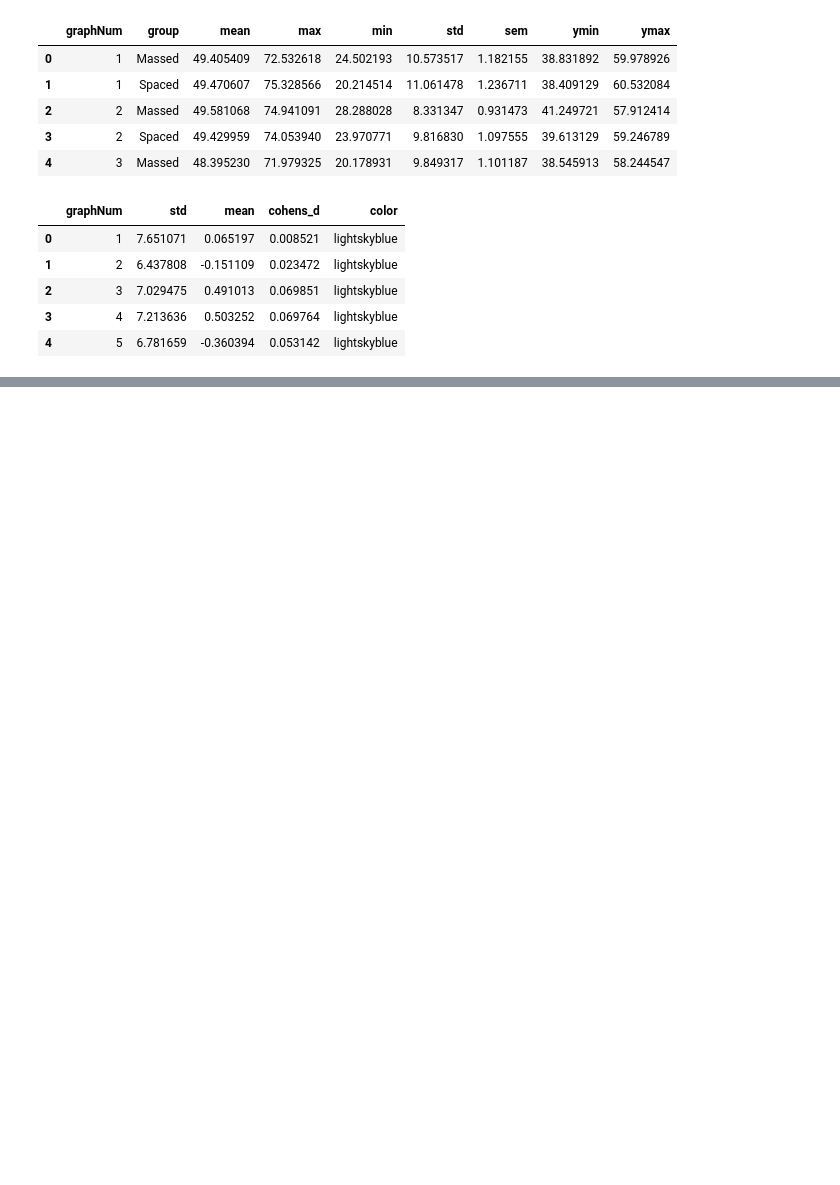
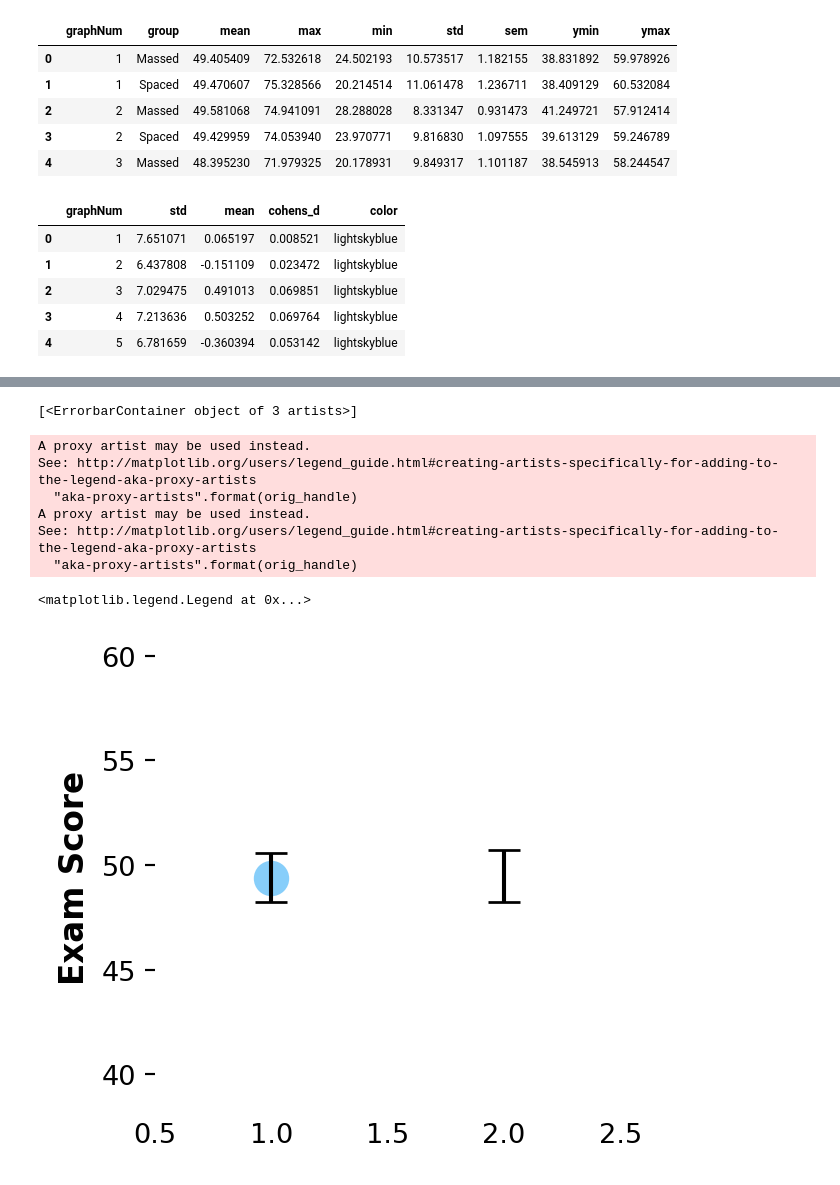
Before and after one commit to kbfreder/SYTYCG, a Jupyter notebook: SYTYCG-v2.ipynb, the cells around one changed output, grey strips where cells are left out. Saved outputs shown, nothing was run; the diff lists cells and outputs as text; code cells hidden in the pictures; blank space fills up the shorter version.

```diff
--- a/SYTYCG-v2.ipynb
+++ b/SYTYCG-v2.ipynb
@@ -185,0 +177,69 @@ plot_group_boxplot(35, 1)
+# %%
+plt.figure(figsize=(600/my_dpi, 600/my_dpi), dpi=my_dpi)
+n=1
+data_m = grp.loc[2*(n-1)]
+data_s = grp.loc[2*(n-1) + 1]
+graph_data = grp2[grp2['graphNum'] == n]
+cohens_d = graph_data['cohens_d'].values[0]
+color_m = graph_data['color'].values[0]
+filename = 'Instruction.jpg'
+
+plt.errorbar(x=1, y=data_m['mean'], yerr=data_m['sem'], fmt='ro', markersize=ms, mfc=color_m, mec=color_m,
+             capsize=cs, ecolor='black', barsabove=True)
+plt.errorbar(x=2, y=data_s['mean'], yerr=data_s['sem'], fmt='bo', markersize=0,
+             capsize=cs, ecolor='black', barsabove=True, label='Error bar')
+
+ax = plt.gca()
+
+ymin = np.mean([data_m['minus_1sd'], data_s['minus_1sd']])
+ymax = np.mean([data_m['plus_1sd'], data_s['plus_1sd']])
+plt.ylim(ymin, ymax)
+#     ylims = ax.get_ylim()
+#     print(ymin, ymax)
+if ymin % 5 < 1:
+    tick_start = (ymin // 5) * 5
+else:
+    tick_start = (ymin // 5 + 1) * 5
+
+if ymax % 5 > 4:
+    tick_end = ymax + 5
+else:
+    tick_end = ymax
+
+ax.yaxis.set_major_formatter(ticker.FormatStrFormatter('%.0f'))
+ax.yaxis.set_ticks(np.arange(tick_start, tick_end, 5))
+plt.yticks(fontsize=tick_fs)
+
+plt.xlim(0.5,2.5)
+# plt.xticks([1,2], ['Massed', 'Spaced'], fontsize=tick_fs)
+plt.tick_params(bottom=False)
+
+ax.spines['right'].set_visible(False)
+ax.spines['top'].set_visible(False)
+ax.spines['bottom'].set_visible(False)
+ax.spines['left'].set_visible(False)
+
+# plt.xlabel('Study Style', fontsize=label_fs, fontweight='bold')
+plt.ylabel('Exam Score', fontsize=label_fs, fontweight='bold')
+
+handles, labels = ax.get_legend_handles_labels()
+print(handles)
+mean_dot = [Line2D([0], [0], marker='o', markersize=ms, color='lightskyblue', lw=0)]
+#          Line2D([1],[0], color='k', solid_capstyle='butt', label='SEM')]
+#          patches.PathPatch(Path([(0, 2), (2, 2), (1, 2), (1,0)],
+#                                 [Path.MOVETO, Path.LINETO, Path.MOVETO, Path.LINETO], closed=False),
+#                   `         facecolor='none', lw=2, label='error bar')]
+
+plt.legend([mean_dot, handles], ['Mean', 'Error Bar'], frameon=False)
+# plt.tight_layout()
+# plt.savefig(filename, dpi=300, transparent=True)
+# %% [output]
+[<ErrorbarContainer object of 3 artists>]
+A proxy artist may be used instead.
+See: http://matplotlib.org/users/legend_guide.html#creating-artists-specifically-for-adding-to-the-legend-aka-proxy-artists
+  "aka-proxy-artists".format(orig_handle)
+A proxy artist may be used instead.
+See: http://matplotlib.org/users/legend_guide.html#creating-artists-specifically-for-adding-to-the-legend-aka-proxy-artists
+  "aka-proxy-artists".format(orig_handle)
+<matplotlib.legend.Legend at 0x...>
+[figure, added]
```
Also changed, not shown: parts of 25 cells of this notebook, 50 other files.
